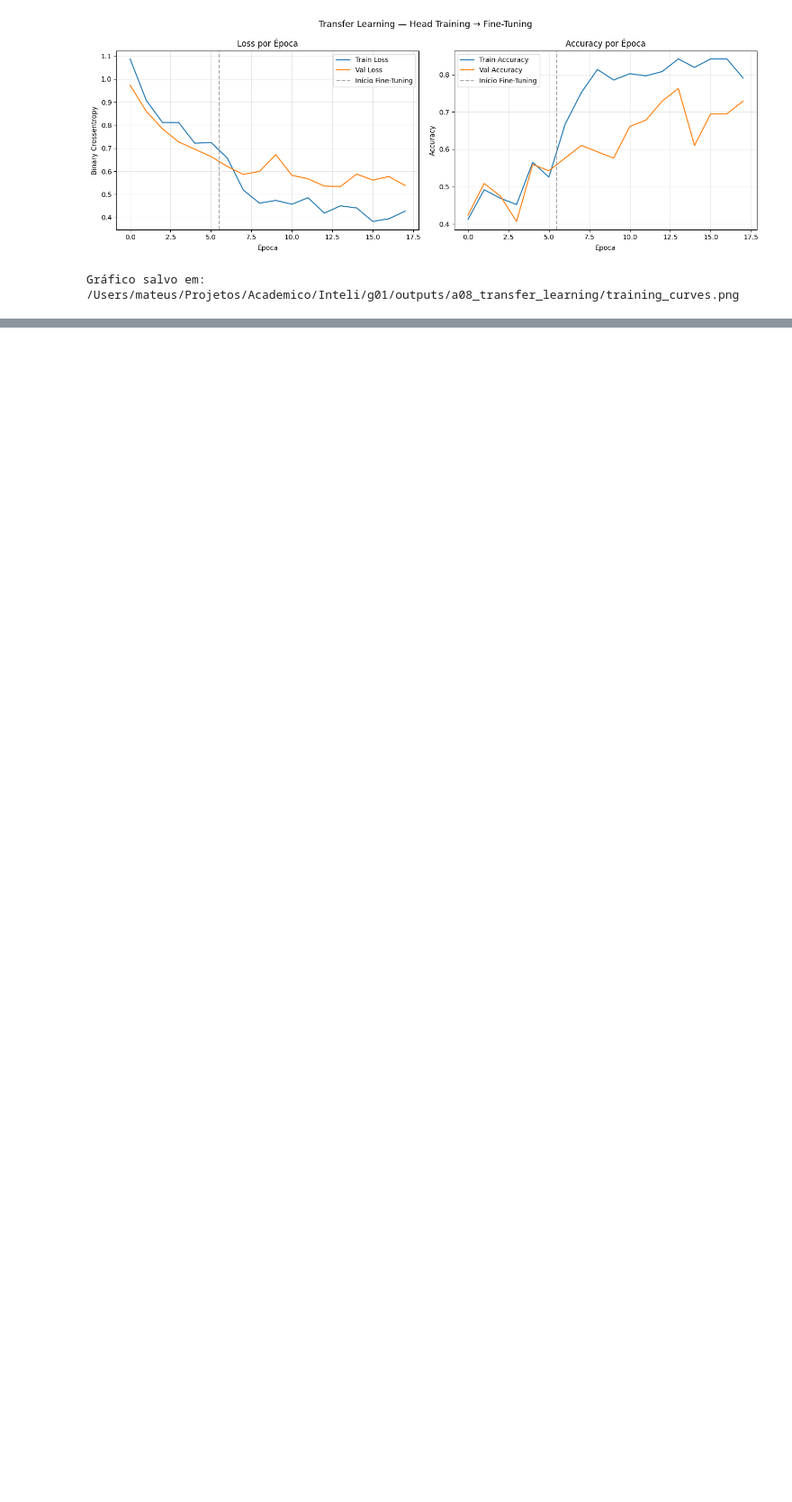
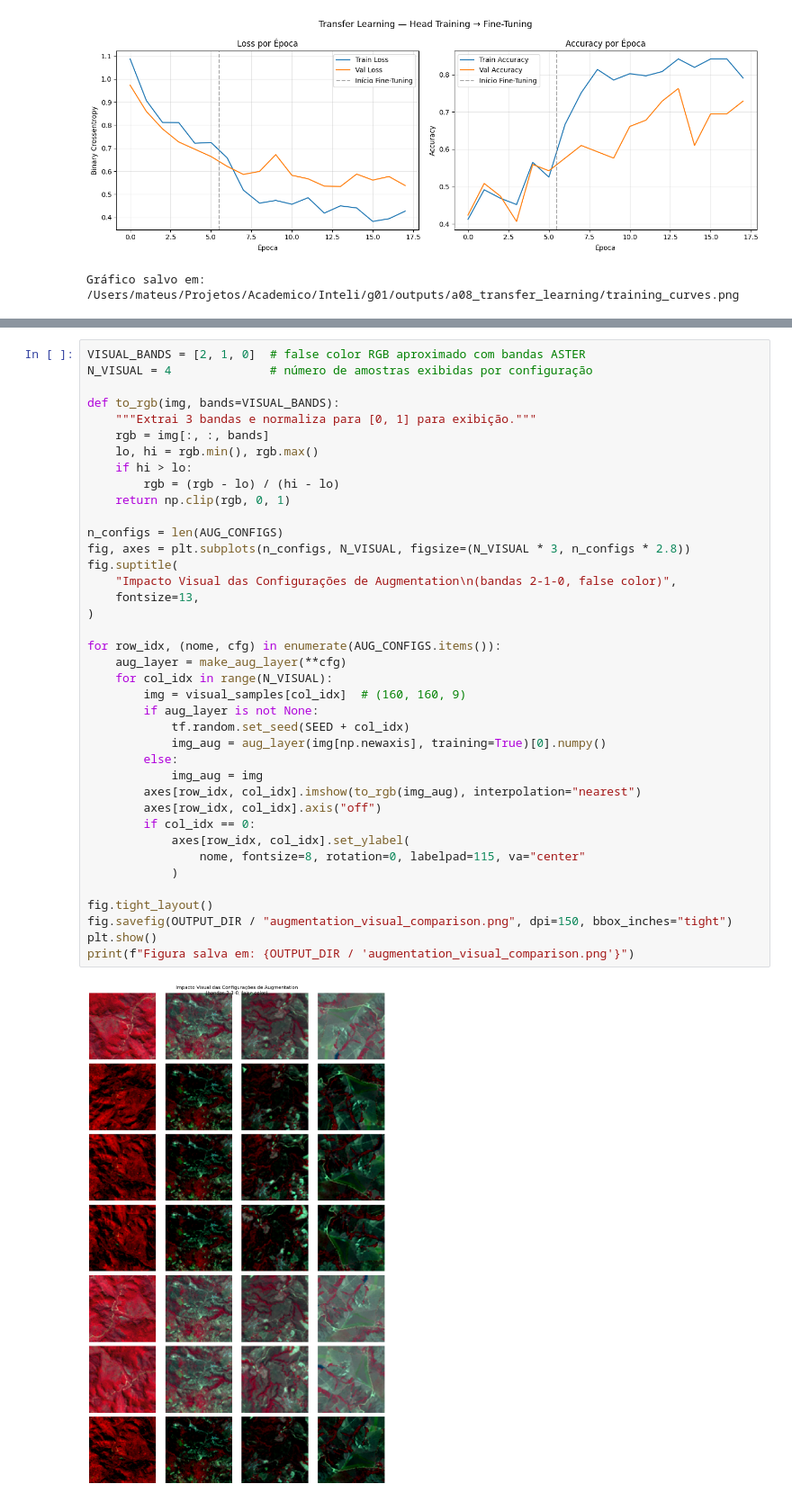
Before and after one commit to pedroauler12/SpectraAI, a Jupyter notebook: artefatos/a08_transfer_learning/a08_transfer_learning.ipynb, the cells around one changed output, grey strips where cells are left out. Shown at 90% size. Saved outputs shown, nothing was run; the diff lists cells and outputs as text; blank space fills up the shorter version.

Commit message:
feat: adiciona analise de augmentation nos dados

```diff
--- a/artefatos/a08_transfer_learning/a08_transfer_learning.ipynb
+++ b/artefatos/a08_transfer_learning/a08_transfer_learning.ipynb
@@ -634,0 +735,41 @@ Gráfico salvo em: /Users/mateus/Projetos/Academico/Inteli/g01/outputs/a08_trans
+# %%
+VISUAL_BANDS = [2, 1, 0]  # false color RGB aproximado com bandas ASTER
+N_VISUAL = 4              # número de amostras exibidas por configuração
+
+def to_rgb(img, bands=VISUAL_BANDS):
+    """Extrai 3 bandas e normaliza para [0, 1] para exibição."""
+    rgb = img[:, :, bands]
+    lo, hi = rgb.min(), rgb.max()
+    if hi > lo:
+        rgb = (rgb - lo) / (hi - lo)
+    return np.clip(rgb, 0, 1)
+
+n_configs = len(AUG_CONFIGS)
+fig, axes = plt.subplots(n_configs, N_VISUAL, figsize=(N_VISUAL * 3, n_configs * 2.8))
+fig.suptitle(
+    "Impacto Visual das Configurações de Augmentation\n(bandas 2-1-0, false color)",
+    fontsize=13,
+)
+
+for row_idx, (nome, cfg) in enumerate(AUG_CONFIGS.items()):
+    aug_layer = make_aug_layer(**cfg)
+    for col_idx in range(N_VISUAL):
+        img = visual_samples[col_idx]  # (160, 160, 9)
+        if aug_layer is not None:
+            tf.random.set_seed(SEED + col_idx)
+            img_aug = aug_layer(img[np.newaxis], training=True)[0].numpy()
+        else:
+            img_aug = img
+        axes[row_idx, col_idx].imshow(to_rgb(img_aug), interpolation="nearest")
+        axes[row_idx, col_idx].axis("off")
+        if col_idx == 0:
+            axes[row_idx, col_idx].set_ylabel(
+                nome, fontsize=8, rotation=0, labelpad=115, va="center"
+            )
+
+fig.tight_layout()
+fig.savefig(OUTPUT_DIR / "augmentation_visual_comparison.png", dpi=150, bbox_inches="tight")
+plt.show()
+print(f"Figura salva em: {OUTPUT_DIR / 'augmentation_visual_comparison.png'}")
+# %% [output]
+[figure, added]
```
Also changed, not shown: parts of 8 cells of this notebook, 2 other files.
